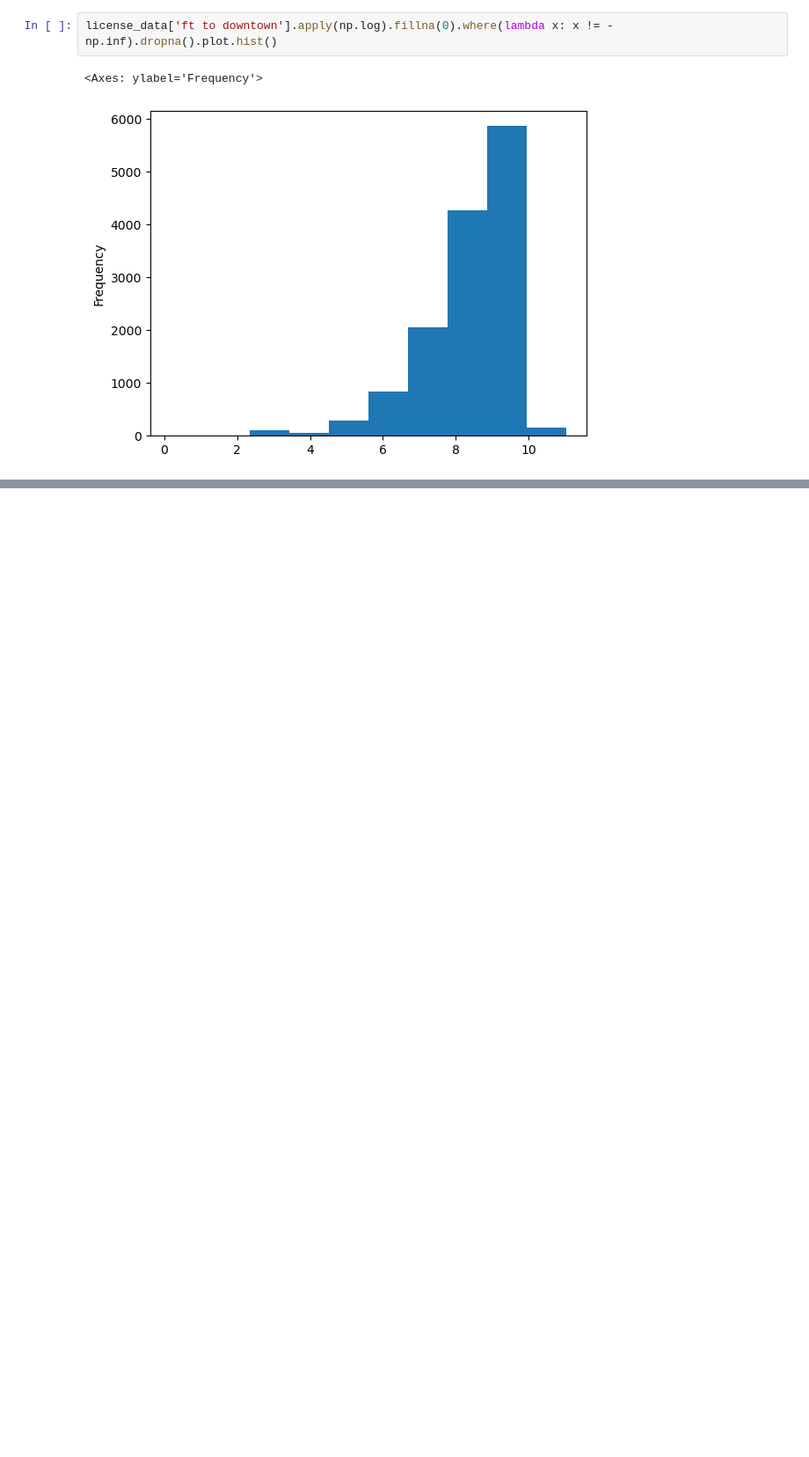
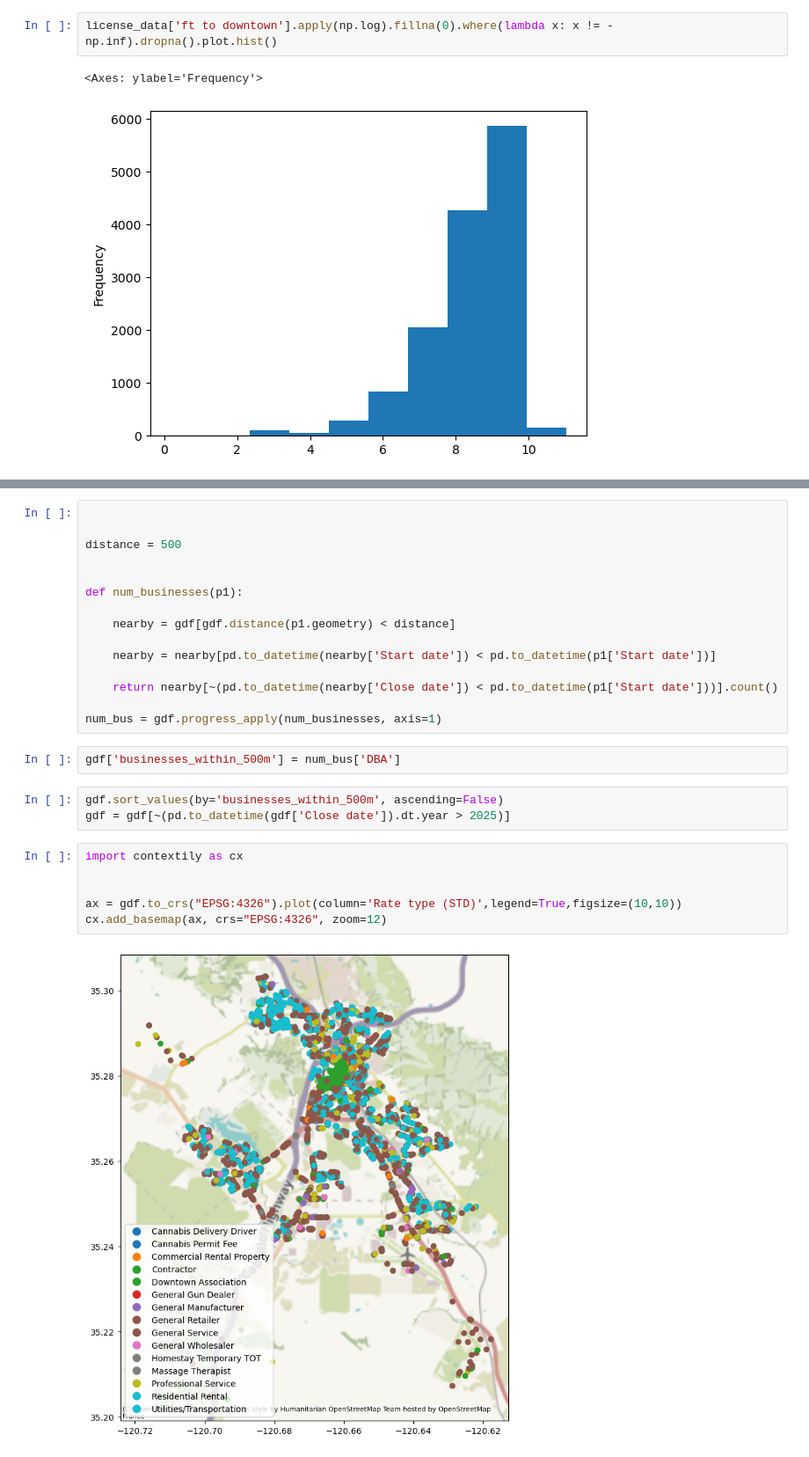
Before and after one commit to curtisjbradley/SLOCity-Business-License-Survival, a Jupyter notebook: preprocessing/preprocess_pt2.ipynb, the cells around one changed output, grey strips where cells are left out. Shown at 88% size. Cells and saved outputs as stored; diff of their text form; blank space fills up the shorter version.

```diff
--- a/preprocessing/preprocess_pt2.ipynb
+++ b/preprocessing/preprocess_pt2.ipynb
@@ -236,0 +250,28 @@ data.to_csv('../BLSurvival.txt',index=False)
+# %%
+
+
+distance = 500
+
+
+def num_businesses(p1):
+
+    nearby = gdf[gdf.distance(p1.geometry) < distance]
+
+    nearby = nearby[pd.to_datetime(nearby['Start date']) < pd.to_datetime(p1['Start date'])]
+
+    return nearby[~(pd.to_datetime(nearby['Close date']) < pd.to_datetime(p1['Start date']))].count()
+
+num_bus = gdf.progress_apply(num_businesses, axis=1)
+# %%
+gdf['businesses_within_500m'] = num_bus['DBA']
+# %%
+gdf.sort_values(by='businesses_within_500m', ascending=False)
+gdf = gdf[~(pd.to_datetime(gdf['Close date']).dt.year > 2025)]
+# %%
+import contextily as cx
+
+
+ax = gdf.to_crs("EPSG:4326").plot(column='Rate type (STD)',legend=True,figsize=(10,10))
+cx.add_basemap(ax, crs="EPSG:4326", zoom=12)
+# %% [output]
+[figure, added]
```
Also changed, not shown: parts of 5 cells of this notebook, 3 other files.
